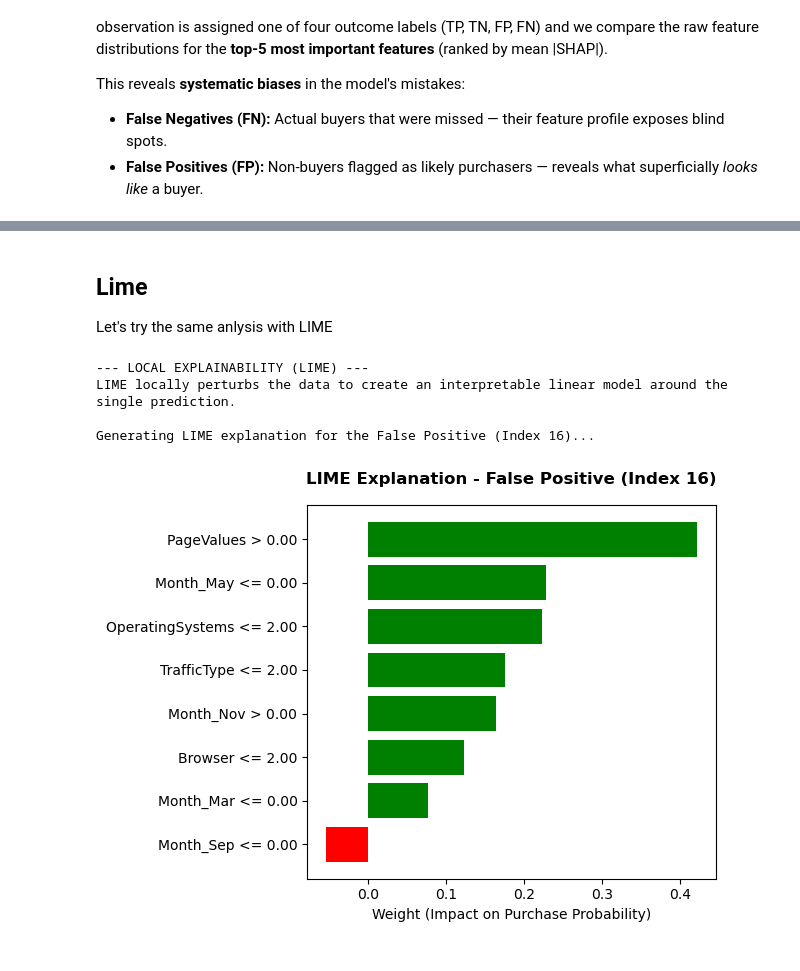
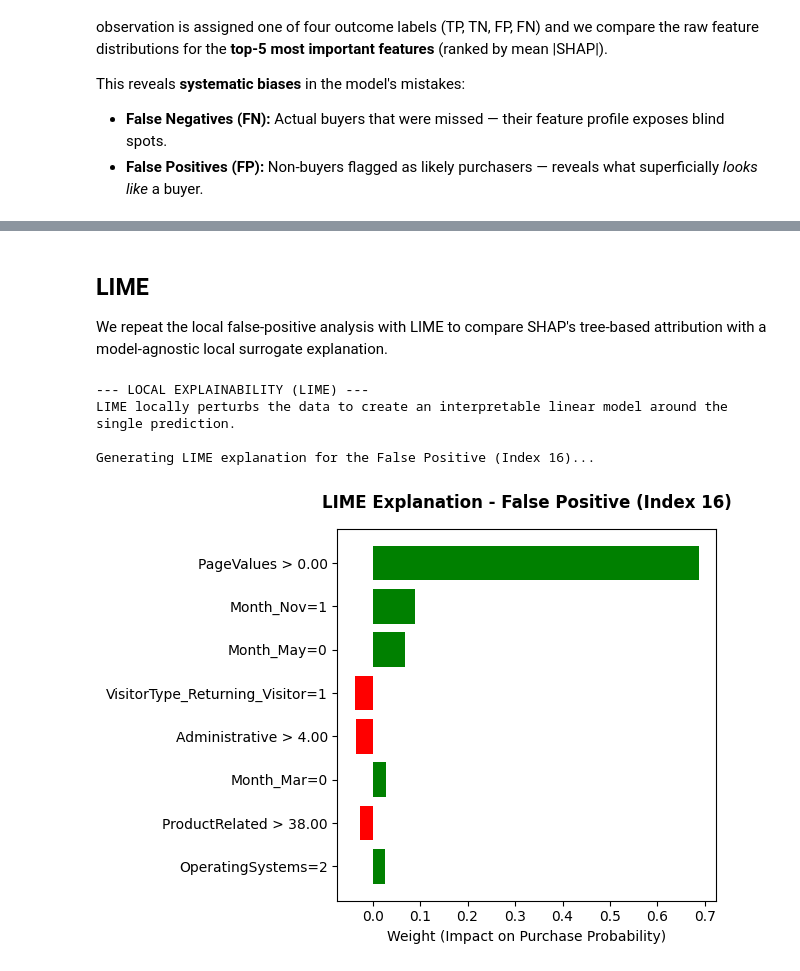
Before and after one commit to DaniloParisi03/Data-Mining-ML-project, a Jupyter notebook: jupyter/3_Evaluation_Ablation_and_XAI.ipynb, the cells around one changed output, grey strips where cells are left out. Cells and saved outputs as stored; diff of their text form; code cells hidden in the pictures.

```diff
--- a/jupyter/3_Evaluation_Ablation_and_XAI.ipynb
+++ b/jupyter/3_Evaluation_Ablation_and_XAI.ipynb
@@ -223,10 +226,12 @@ alpha = 0.05
 
 # Re-evaluate the full champion pipeline per fold to obtain paired fold-level scores.
 # (Fixed-param cross_val_score — not full nested CV; completes in ~30 s.)
-print("Computing per-fold Macro F1 for the champion pipeline (fixed params)...")
-champion_scores = cross_val_score(
-    champion_pipeline, X_train, y_train, cv=cv_outer, scoring=scorer, n_jobs=-1
-)
+print("Computing/reusing per-fold Macro F1 for the champion pipeline (fixed params)...")
+if 'champion_scores' not in locals():
+    with parallel_backend('threading'):
+        champion_scores = cross_val_score(
+            champion_pipeline, X_train, y_train, cv=cv_outer, scoring=scorer, n_jobs=-1
+        )
 print(f"Champion per-fold F1 : {np.round(champion_scores, 4)}  |  mean = {champion_scores.mean():.4f}\n")
 
 def _wilcoxon_report(name1, s1, name2, s2, alpha=0.05):
@@ -505,21 +571,25 @@ true_positives = analysis_df[(analysis_df['Actual'] == 1) & (analysis_df['Predic
 if len(true_positives) > 0:
     tp_idx = true_positives[0]
     print(f"\n1. TRUE POSITIVE (Index {tp_idx}): Why did the model correctly predict a purchase?")
-    shap.plots.waterfall(shap_values[tp_idx])
+    shap.plots.waterfall(shap_values[tp_idx], show=False)
+    plt.show()
 
 # --- PLOT 2: Error Profiling (False Positive) ---
 if len(false_positives) > 0:
     fp_idx = false_positives[0]
     print(f"\n2. FALSE POSITIVE (Index {fp_idx}): Why did the model mistakenly think this user would buy?")
     print("This reveals which features 'tricked' the algorithm.")
-    shap.plots.waterfall(shap_values[fp_idx])
+    shap.plots.waterfall(shap_values[fp_idx], show=False)
+    plt.show()
 
 # --- PLOT 3: Error Profiling (False Negative) ---
 if len(false_negatives) > 0:
     fn_idx = false_negatives[0]
     print(f"\n3. FALSE NEGATIVE (Index {fn_idx}): Why did the model miss this actual buyer?")
     print("This helps identify blind spots in the available data.")
-    shap.plots.waterfall(shap_values[fn_idx])
+    shap.plots.waterfall(shap_values[fn_idx], show=False)
+    plt.savefig(os.path.join(figures_dir, 'fig_08_shap_waterfall.png'), dpi=150, bbox_inches='tight')
+    plt.show()
 # %% [output]
 --- LOCAL EXPLAINABILITY & ERROR PROFILING ---
 
@@ -597,6 +682,7 @@ print("discriminative features and revealing the model's systematic blind spots.
 # %% [markdown]
-## Lime
-Let's try the same anlysis with LIME
+## LIME
+
+We repeat the local false-positive analysis with LIME to compare SHAP's tree-based attribution with a model-agnostic local surrogate explanation.
 # %%
 import lime
 import lime.lime_tabular
@@ -623,6 +709,13 @@ def predict_proba_wrapper(X_raw_array):
     return xgb_model.predict_proba(X_scaled)
 
 # 3. Initialize the LIME Explainer
+# One-hot encoded categorical columns are marked as categorical so LIME does not
+# perturb them as unconstrained continuous variables.
+categorical_feature_indices = [
+    i for i, col in enumerate(X_test.columns)
+    if col.startswith('Month_') or col.startswith('VisitorType_') or col in ['Weekend', 'OperatingSystems', 'Browser', 'TrafficType']
+]
+
 # X_train.values is the correct background: LIME uses it to compute per-feature
 # distributions (mean, std) for generating local perturbations. Using X_test here
 # would leak test-set statistics into the explanation step.
@@ -631,6 +724,7 @@ explainer_lime = lime.lime_tabular.LimeTabularExplainer(
     feature_names=list(X_test.columns),
     class_names=['False (No Purchase)', 'True (Purchase)'],
     mode='classification',
+    categorical_features=categorical_feature_indices,
     random_state=42
 )
 
@@ -642,34 +736,35 @@ if 'false_positives' in locals() and len(false_positives) > 0:
     # Extract the raw data of the False Positive user
     fp_user_data = X_test.iloc[fp_idx].values
 
     print(f"Generating LIME explanation for the False Positive (Index {fp_idx})...")
 
     # 5. Generate the explanation for the top 8 most influential features
     exp = explainer_lime.explain_instance(
         data_row=fp_user_data,
         predict_fn=predict_proba_wrapper,
         num_features=8
     )
 
     # 6. Draw the plot (Matplotlib method for compatibility and saving)
     fig = exp.as_pyplot_figure()
     plt.title(f"LIME Explanation - False Positive (Index {fp_idx})", pad=15, fontweight='bold', fontsize=12)
     plt.xlabel("Weight (Impact on Purchase Probability)")
     plt.tight_layout()
+    plt.savefig(os.path.join(figures_dir, 'fig_11_lime_fp.png'), dpi=150, bbox_inches='tight')
     plt.show()
 
     # OPTIONAL: If you are running this in Jupyter Notebook, uncomment the line below
     # to see a beautifully formatted, interactive HTML table!
     # exp.show_in_notebook(show_table=True, show_all=False)
 
 else:
     print("No False Positives found to analyze, or the previous cell was not executed.")
 # %% [output]
 --- LOCAL EXPLAINABILITY (LIME) ---
 LIME locally perturbs the data to create an interpretable linear model around the single prediction.
 
 Generating LIME explanation for the False Positive (Index 16)...
-[figure, old version]
+[figure, new version]
 # %% [markdown]
 ---
 ### 5. Summary and Conclusions
```
Also changed, not shown: parts of 15 cells of this notebook, 24 other files.
